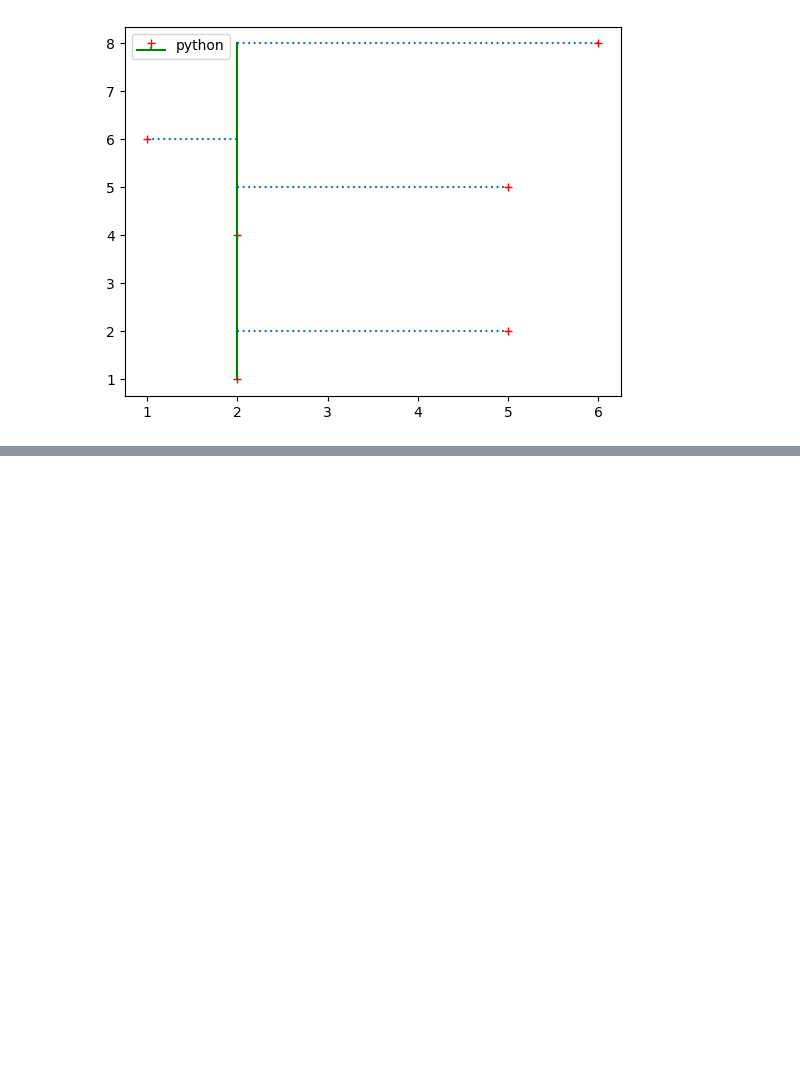
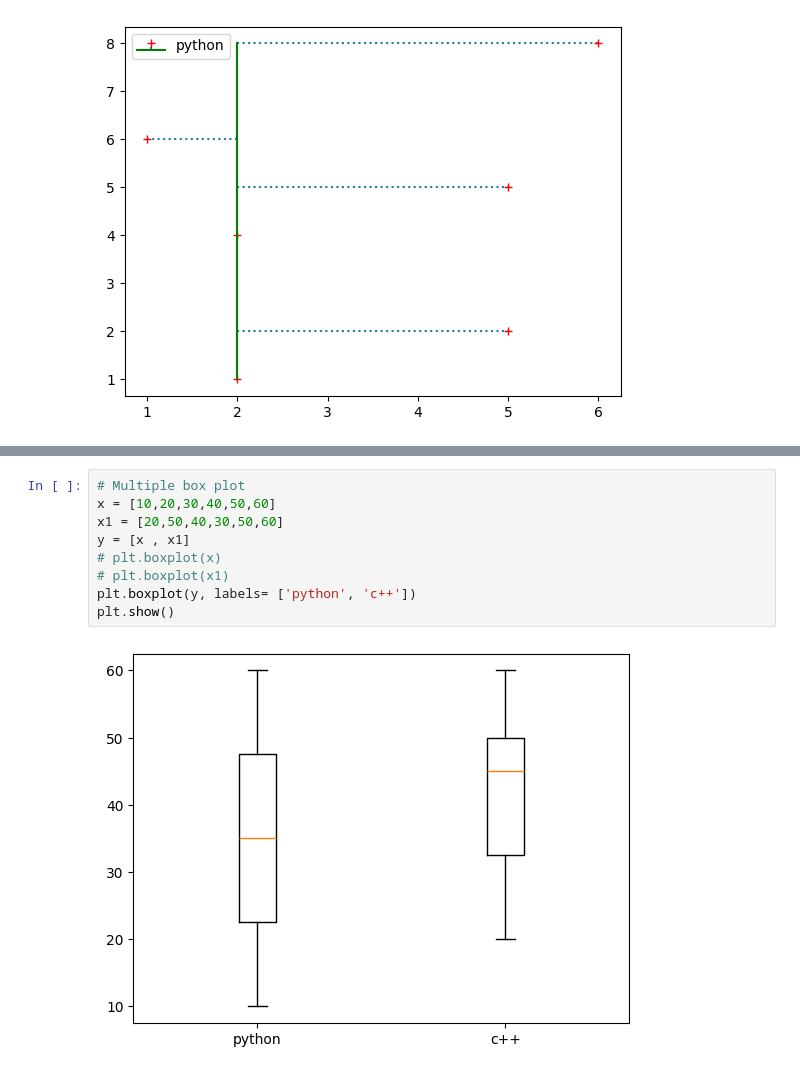
Before and after one commit to tensor110/Python, a Jupyter notebook: Matplotlib/tut5.ipynb, the cells around one changed output, grey strips where cells are left out. Cells and saved outputs as stored; diff of their text form; blank space fills up the shorter version.

```diff
--- a/Matplotlib/tut5.ipynb
+++ b/Matplotlib/tut5.ipynb
@@ -10,0 +18,11 @@ plt.show()
+# %%
+# Multiple box plot
+x = [10,20,30,40,50,60]
+x1 = [20,50,40,30,50,60]
+y = [x , x1]
+# plt.boxplot(x)
+# plt.boxplot(x1)
+plt.boxplot(y, labels= ['python', 'c++'])
+plt.show()
+# %% [output]
+[figure, added]
```
Also changed, not shown: parts of 1 cell of this notebook, 1 other file.
